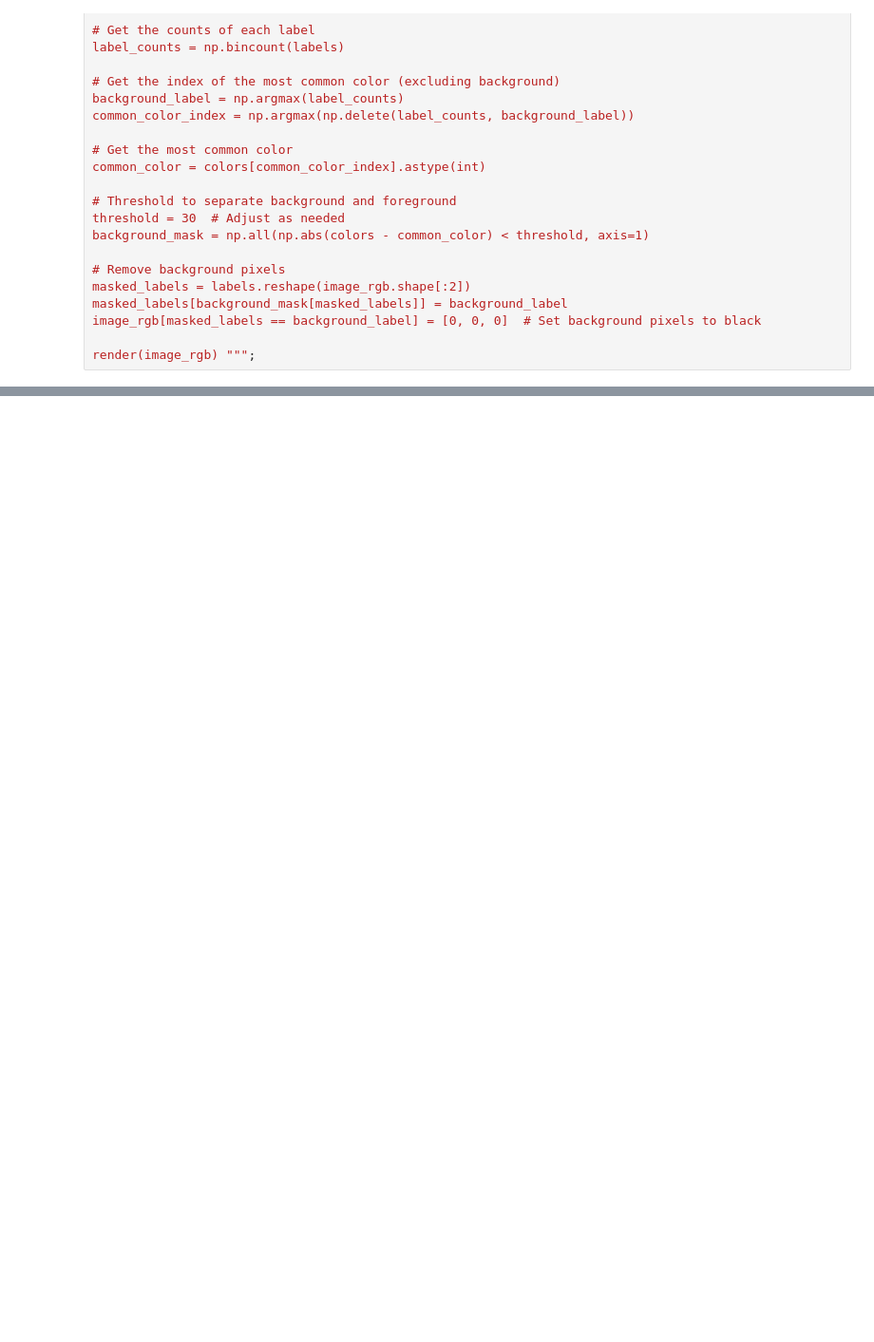
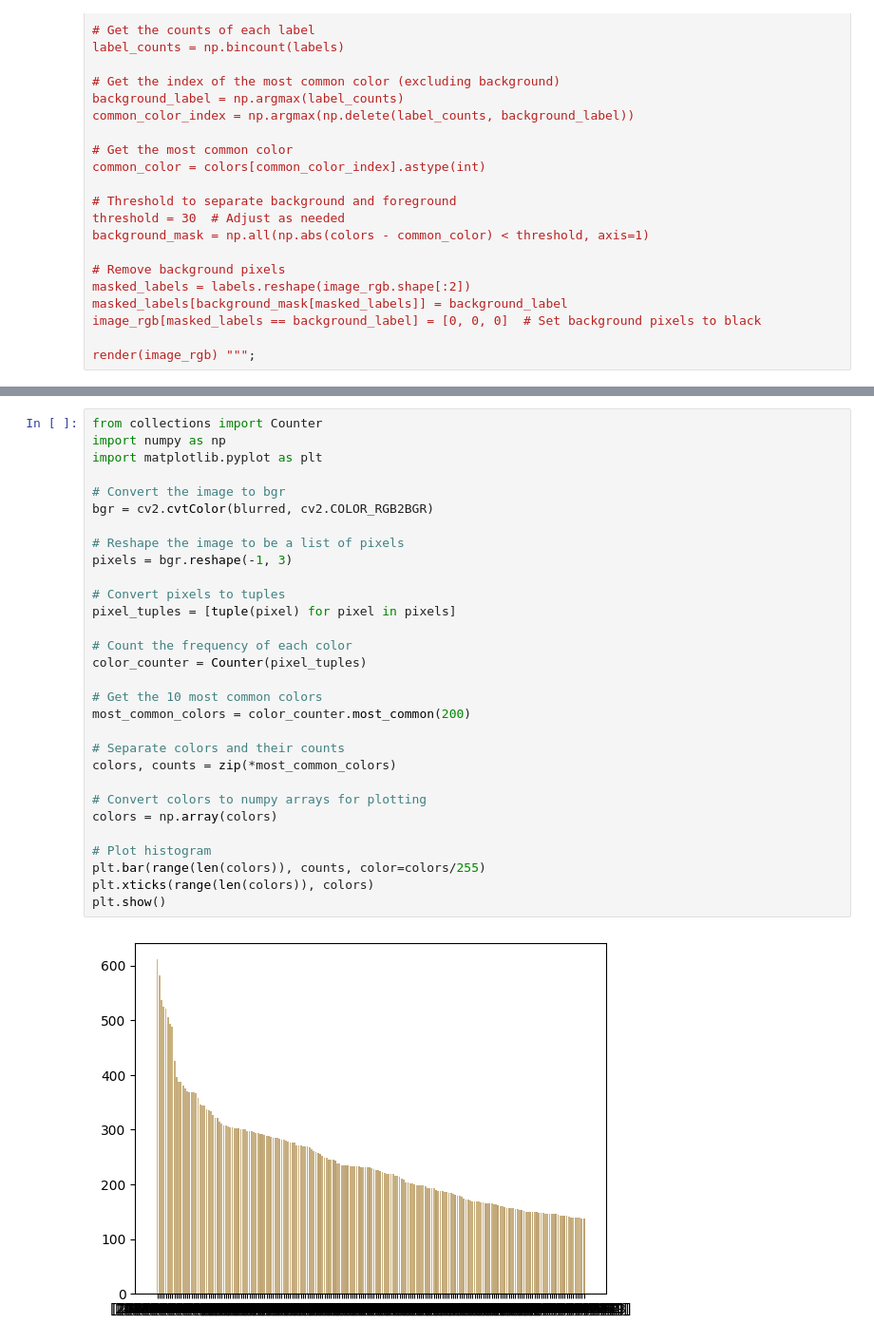
Before and after one commit to m21ark/vc_t1, a Jupyter notebook: mark.ipynb, the cells around one changed output, grey strips where cells are left out. Shown at 95% size. Saved outputs shown, nothing was run; the diff lists cells and outputs as text; blank space fills up the shorter version.

Commit message:
color identification and nomaetion

```diff
--- a/mark.ipynb
+++ b/mark.ipynb
@@ -198,0 +202,32 @@ Number of Lego pieces: 14
+# %%
+from collections import Counter
+import numpy as np
+import matplotlib.pyplot as plt
+
+# Convert the image to bgr
+bgr = cv2.cvtColor(blurred, cv2.COLOR_RGB2BGR)
+
+# Reshape the image to be a list of pixels
+pixels = bgr.reshape(-1, 3)
+
+# Convert pixels to tuples
+pixel_tuples = [tuple(pixel) for pixel in pixels]
+
+# Count the frequency of each color
+color_counter = Counter(pixel_tuples)
+
+# Get the 10 most common colors
+most_common_colors = color_counter.most_common(200)
+
+# Separate colors and their counts
+colors, counts = zip(*most_common_colors)
+
+# Convert colors to numpy arrays for plotting
+colors = np.array(colors)
+
+# Plot histogram
+plt.bar(range(len(colors)), counts, color=colors/255)
+plt.xticks(range(len(colors)), colors)
+plt.show()
+# %% [output]
+[figure, added]
```
Also changed, not shown: parts of 11 cells of this notebook.
